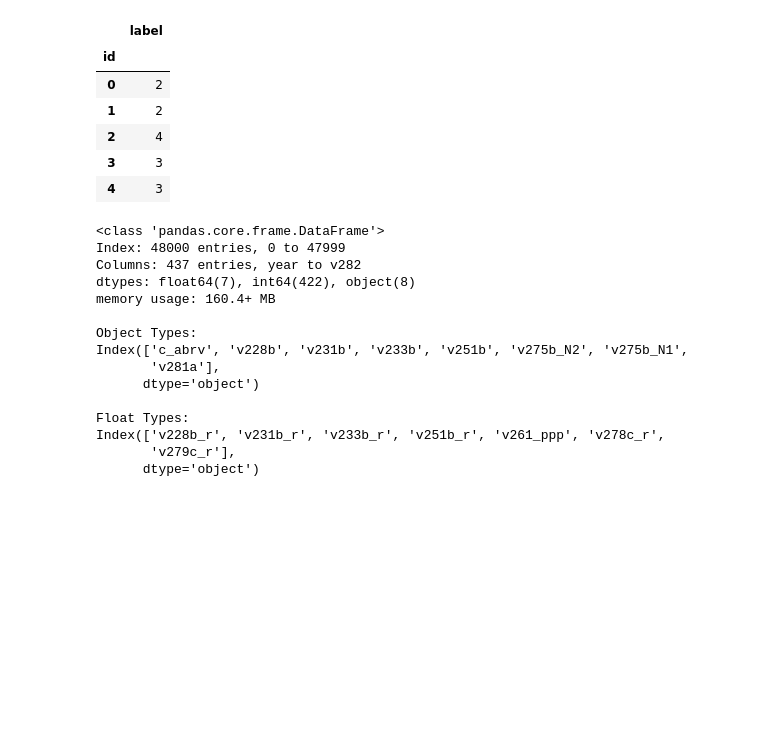
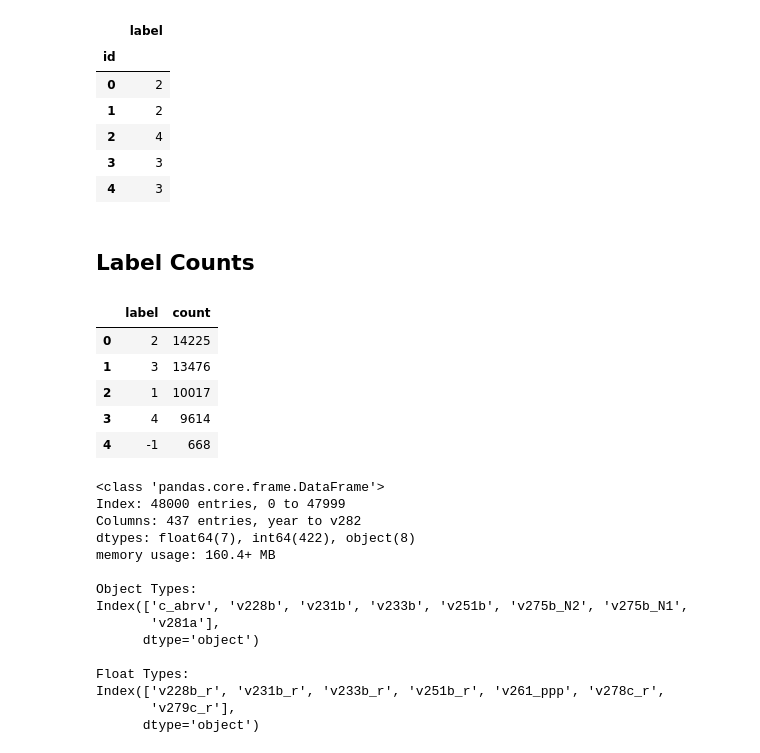
Before and after one commit to ezafar/STAT441_FinalProject, a Jupyter notebook: eda/eda.ipynb, the cells around one changed output. Saved outputs shown, nothing was run; the diff lists cells and outputs as text; code cells hidden in the pictures; blank space fills up the shorter version.

```diff
--- a/eda/eda.ipynb
+++ b/eda/eda.ipynb
@@ -29,6 +29,20 @@ y_train.head()
 | 2 | 4 |
 | 3 | 3 |
 | 4 | 3 |
+# %% [markdown]
+## Label Counts
+# %%
+# Get counts per label of the training data
+df = pd.value_counts(y_train.label).to_frame().reset_index()
+df
+# {'no answer':-1, 'very important':1, 'quite important':2, 'not important':3, 'not at all important':4}
+# %% [output]
+|  | label | count |
+| 0 | 2 | 14225 |
+| 1 | 3 | 13476 |
+| 2 | 1 | 10017 |
+| 3 | 4 | 9614 |
+| 4 | -1 | 668 |
 # %%
 X_train.info()
 
```
Also changed, not shown: parts of 2 cells of this notebook, 1 other file.
